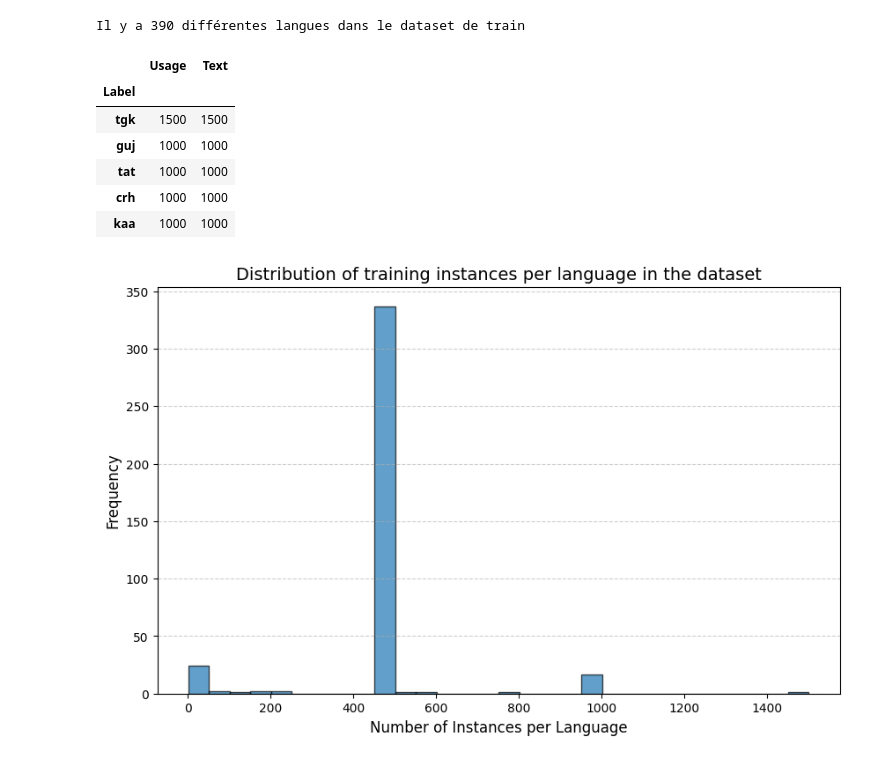
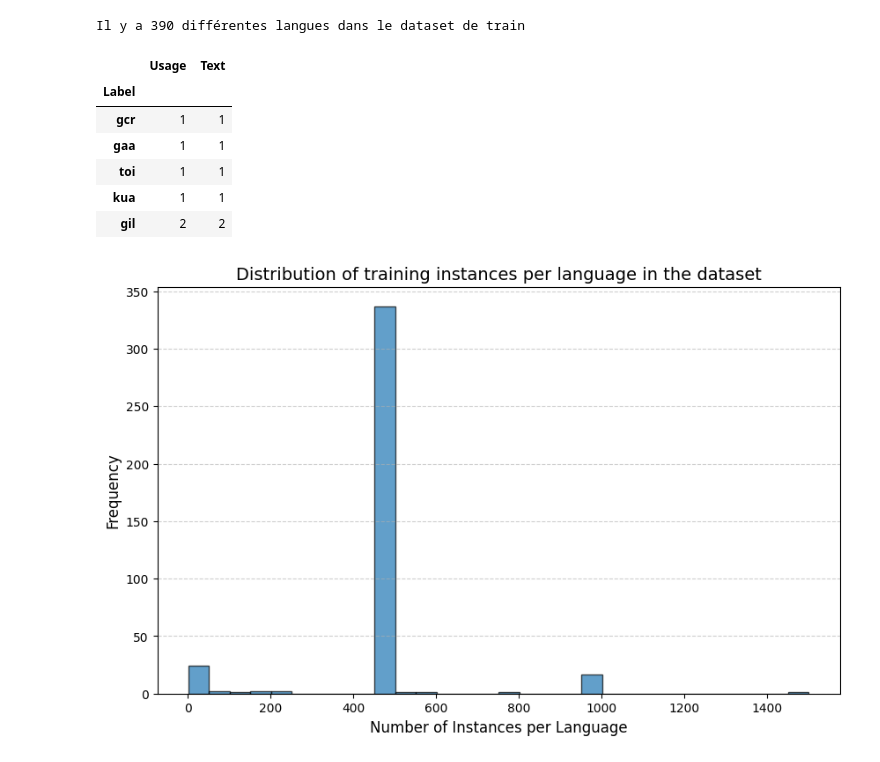
Before and after one commit to paullebolloch/kaggle_nlp, a Jupyter notebook: version_hippo.ipynb, the cells around one changed output. Cells and saved outputs as stored; diff of their text form; code cells hidden in the pictures.

```diff
--- a/version_hippo.ipynb
+++ b/version_hippo.ipynb
@@ -44,16 +44,16 @@ print(f"Il y a {number_of_languages} différentes langues dans le dataset de tra
 # %% [output]
 Il y a 390 différentes langues dans le dataset de train
 # %%
-dataset_sorted_by_number_instances_by_language = data_train_without_nan_for_label.groupby("Label").count().sort_values('Usage', ascending=False)
+dataset_sorted_by_number_instances_by_language = data_train_without_nan_for_label.groupby("Label").count().sort_values('Usage', ascending=True)
 dataset_sorted_by_number_instances_by_language.head()
 # %% [output]
 |  | Usage | Text |
 | Label |  |  |
-| tgk | 1500 | 1500 |
-| guj | 1000 | 1000 |
-| tat | 1000 | 1000 |
-| crh | 1000 | 1000 |
-| kaa | 1000 | 1000 |
+| gcr | 1 | 1 |
+| gaa | 1 | 1 |
+| toi | 1 | 1 |
+| kua | 1 | 1 |
+| gil | 2 | 2 |
 # %%
 import matplotlib.pyplot as plt
 # Creating an histogram
```
Also changed, not shown: parts of 29 cells of this notebook.
